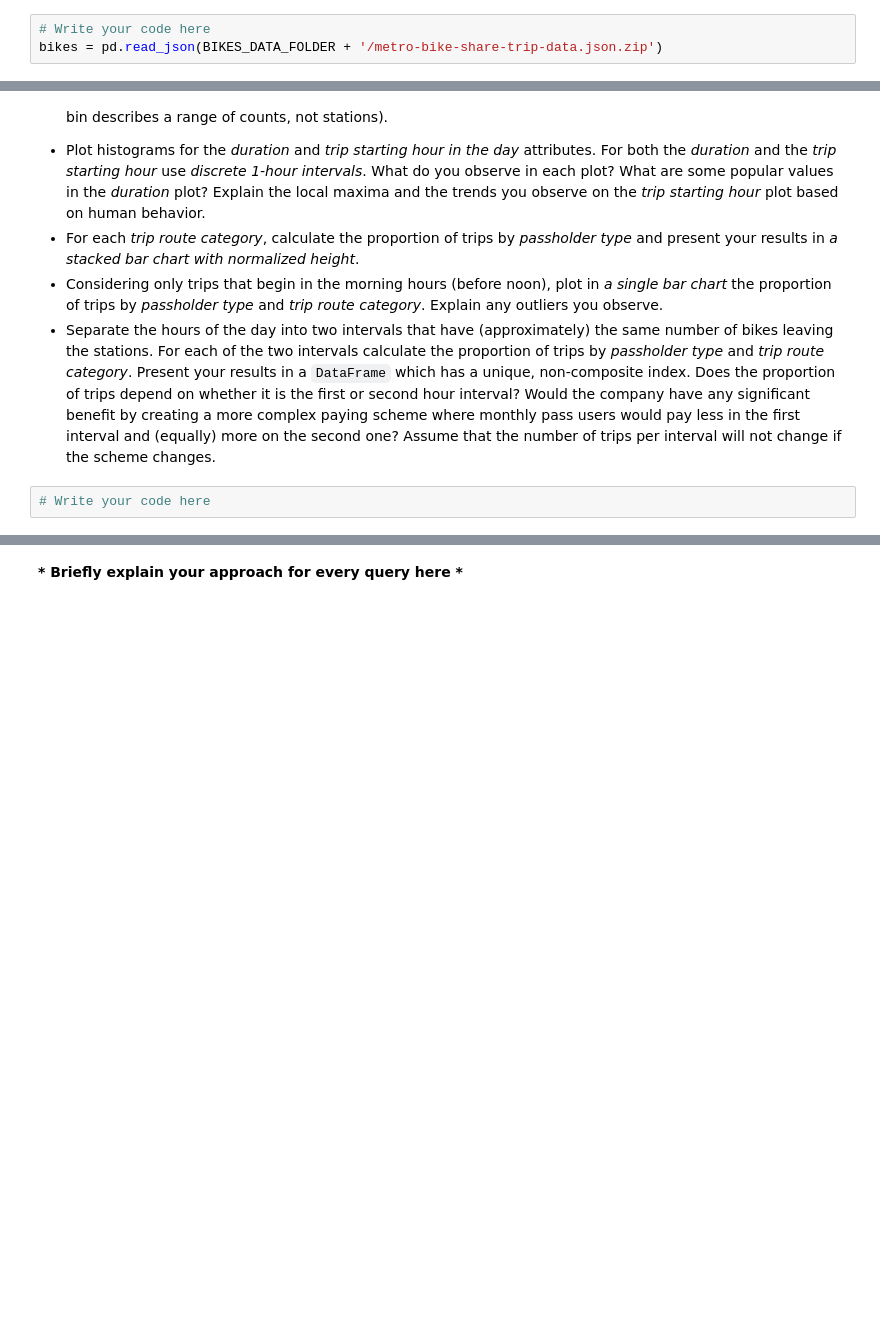
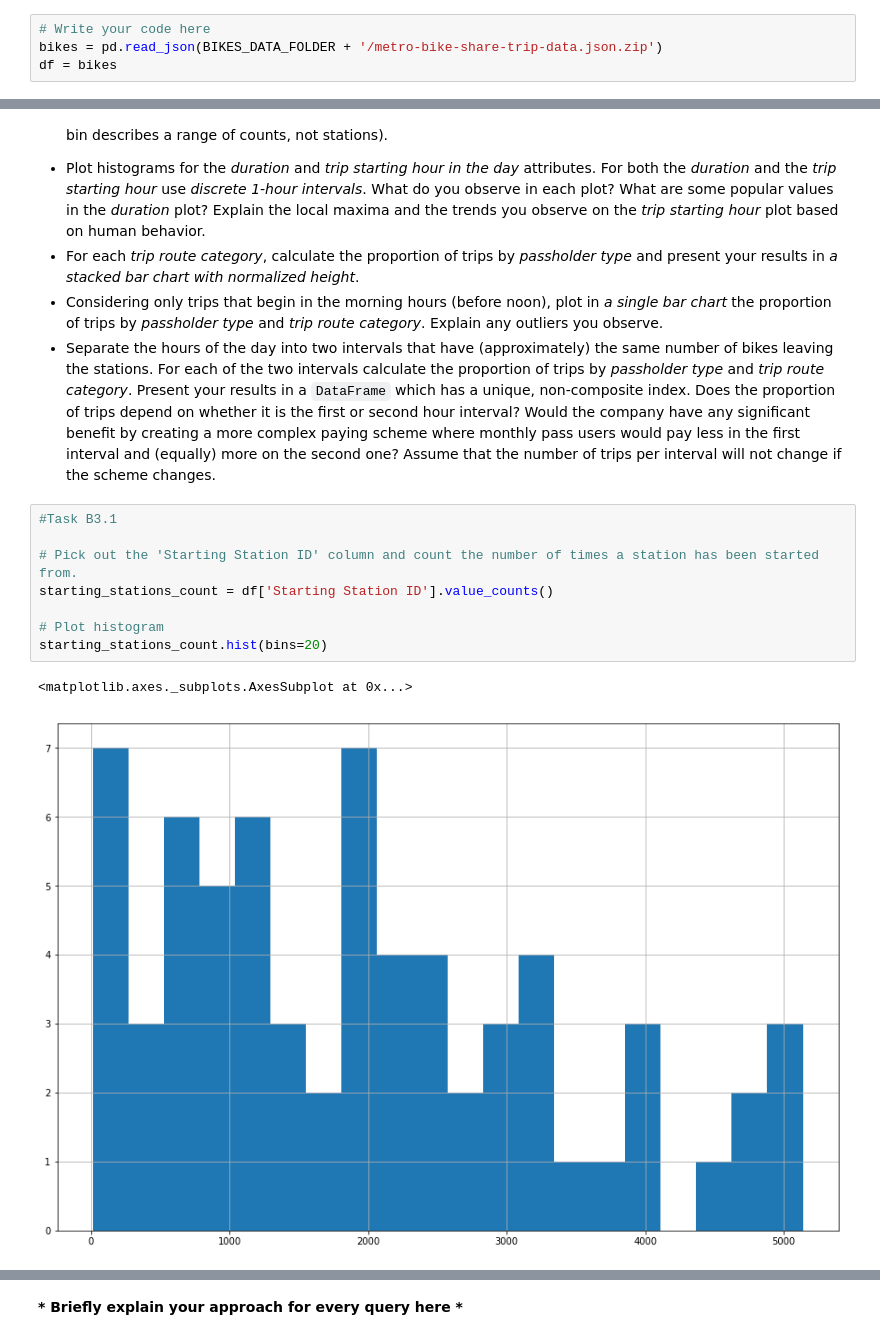
Before and after one commit to emmwel/ADAeda, a Jupyter notebook: David-code/Exercise 1.ipynb, the cells around one changed output, grey strips where cells are left out. Cells and saved outputs as stored; diff of their text form; blank space fills up the shorter version.

```diff
--- a/David-code/Exercise 1.ipynb
+++ b/David-code/Exercise 1.ipynb
@@ -320,6 +321,7 @@ BIKES_DATA_FOLDER = DATA_FOLDER + '/bikes'
 # %%
 # Write your code here
 bikes = pd.read_json(BIKES_DATA_FOLDER + '/metro-bike-share-trip-data.json.zip')
+df = bikes
 # %%
 bikes.head(10)
 # %% [output]
@@ -371,5 +387,14 @@ Answer the following queries using the functionality of `Pandas`.
 * For each *trip route category*, calculate the proportion of trips by *passholder type* and present your results in *a stacked bar chart with normalized height*.
 * Considering only trips that begin in the morning hours (before noon), plot in *a single bar chart* the proportion of trips by *passholder type* and *trip route category*. Explain any outliers you observe.
 * Separate the hours of the day into two intervals that have (approximately) the same number of bikes leaving the stations. For each of the two intervals calculate the proportion of trips by *passholder type* and *trip route category*. Present your results in a `DataFrame` which has a unique, non-composite index. Does the proportion of trips depend on whether it is the first or second hour interval? Would the company have any significant benefit by creating a more complex paying scheme where monthly pass users would pay less in the first interval and (equally) more on the second one? Assume that the number of trips per interval will not change if the scheme changes.
-# %%
-# Write your code here
+# %%
+#Task B3.1
+
+# Pick out the 'Starting Station ID' column and count the number of times a station has been started from.
+starting_stations_count = df['Starting Station ID'].value_counts()
+
+# Plot histogram
+starting_stations_count.hist(bins=20)
+# %% [output]
+<matplotlib.axes._subplots.AxesSubplot at 0x...>
+[figure, added]
```
Also changed, not shown: parts of 6 cells of this notebook.
